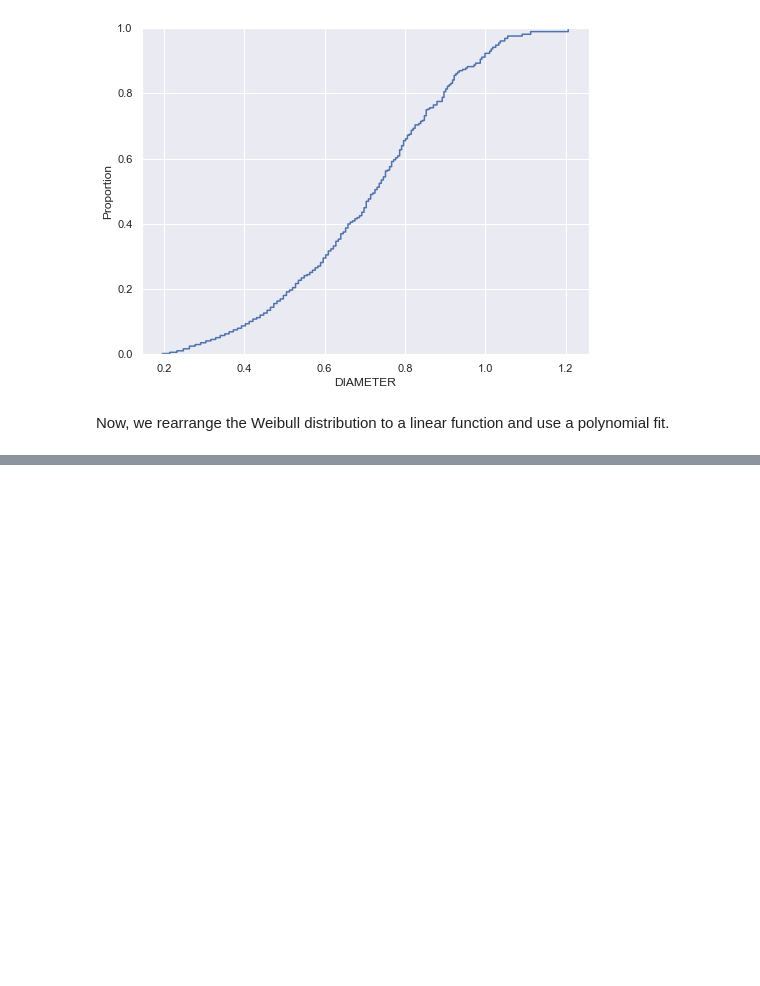
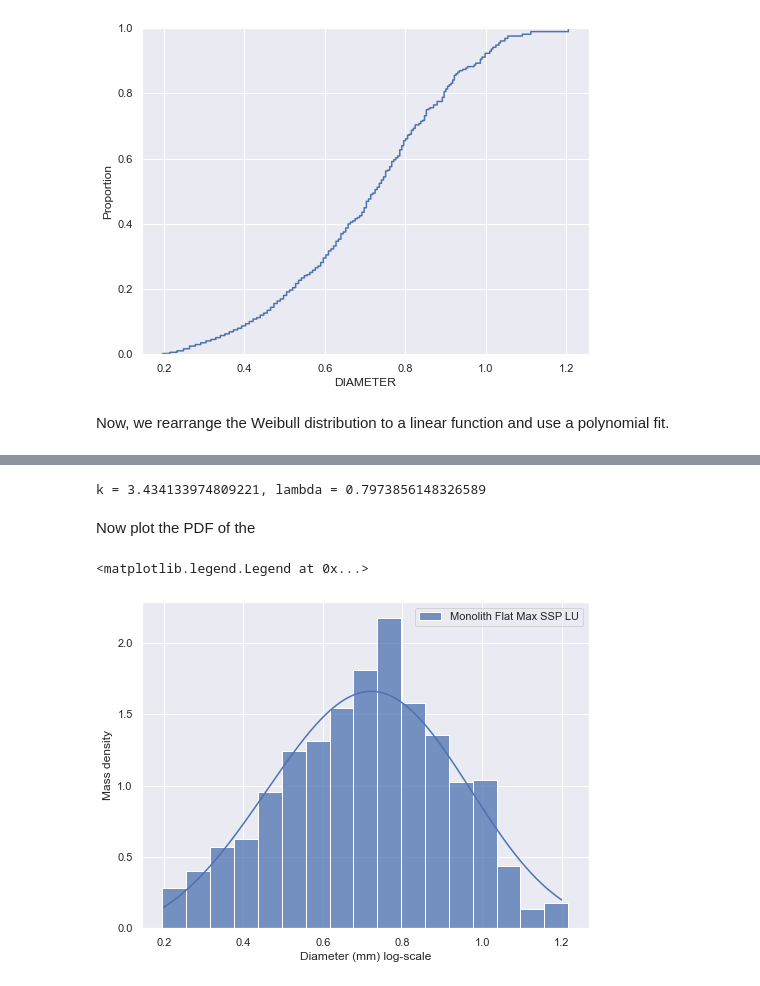
Before and after one commit to fam-cf/Coffee-Grinders, a Jupyter notebook: The Weibull Distribution.ipynb, the cells around one changed output, grey strips where cells are left out. Cells and saved outputs as stored; diff of their text form; code cells hidden in the pictures; blank space fills up the shorter version.

```diff
--- a/The Weibull Distribution.ipynb
+++ b/The Weibull Distribution.ipynb
@@ -98,0 +105,26 @@ sns.relplot(x1,y1)
+# %%
+k = m
+lam = np.exp(-b/k)
+print(f"k = {k}, lambda = {lam}")
+
+fit_dia = np.linspace(0.2, 1.2, num=1001)
+fit_pdf = (k/lam)*np.power(fit_dia/lam, (k-1))*np.exp(-np.power(fit_dia/lam, k))
+# %% [output]
+k = 3.434133974809221, lambda = 0.7973856148326589
+# %% [markdown]
+Now plot the PDF of the
+# %%
+sns.set()
+sns.set(rc={'figure.figsize':(8,6)})
+sns.lineplot(x = fit_dia, y = fit_pdf)
+plot = sns.histplot(data=df, x=df["DIAMETER"],
+             weights=df["VOLUME"],
+             stat="density",
+             log_scale=False,kde=False,
+             label="Monolith Flat Max SSP LU",
+             binwidth=0.06)
+plot.set(xlabel="Diameter (mm) log-scale",ylabel="Mass density")
+plot.legend()
+# %% [output]
+<matplotlib.legend.Legend at 0x...>
+[figure, added]
```
Also changed, not shown: parts of 4 cells of this notebook.
